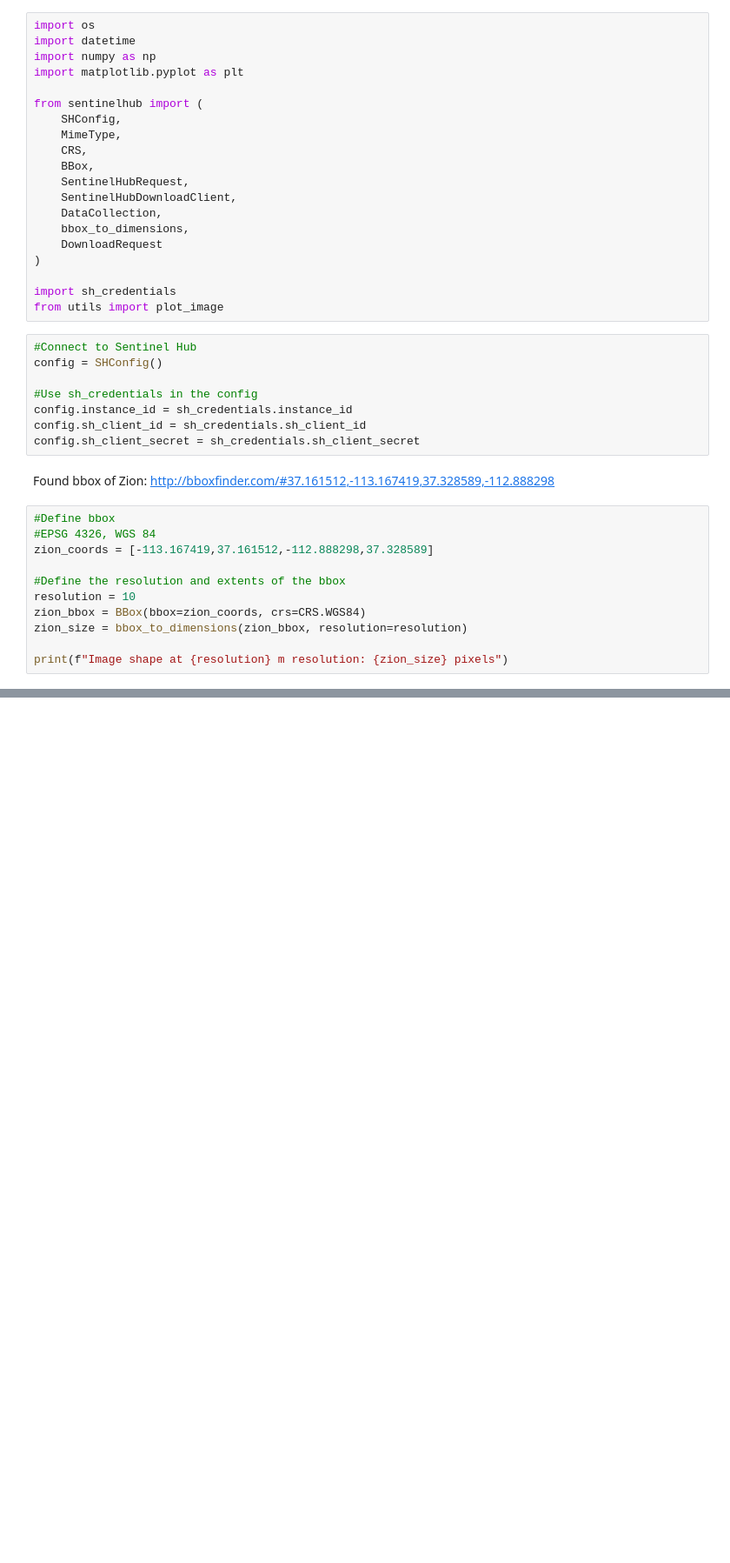
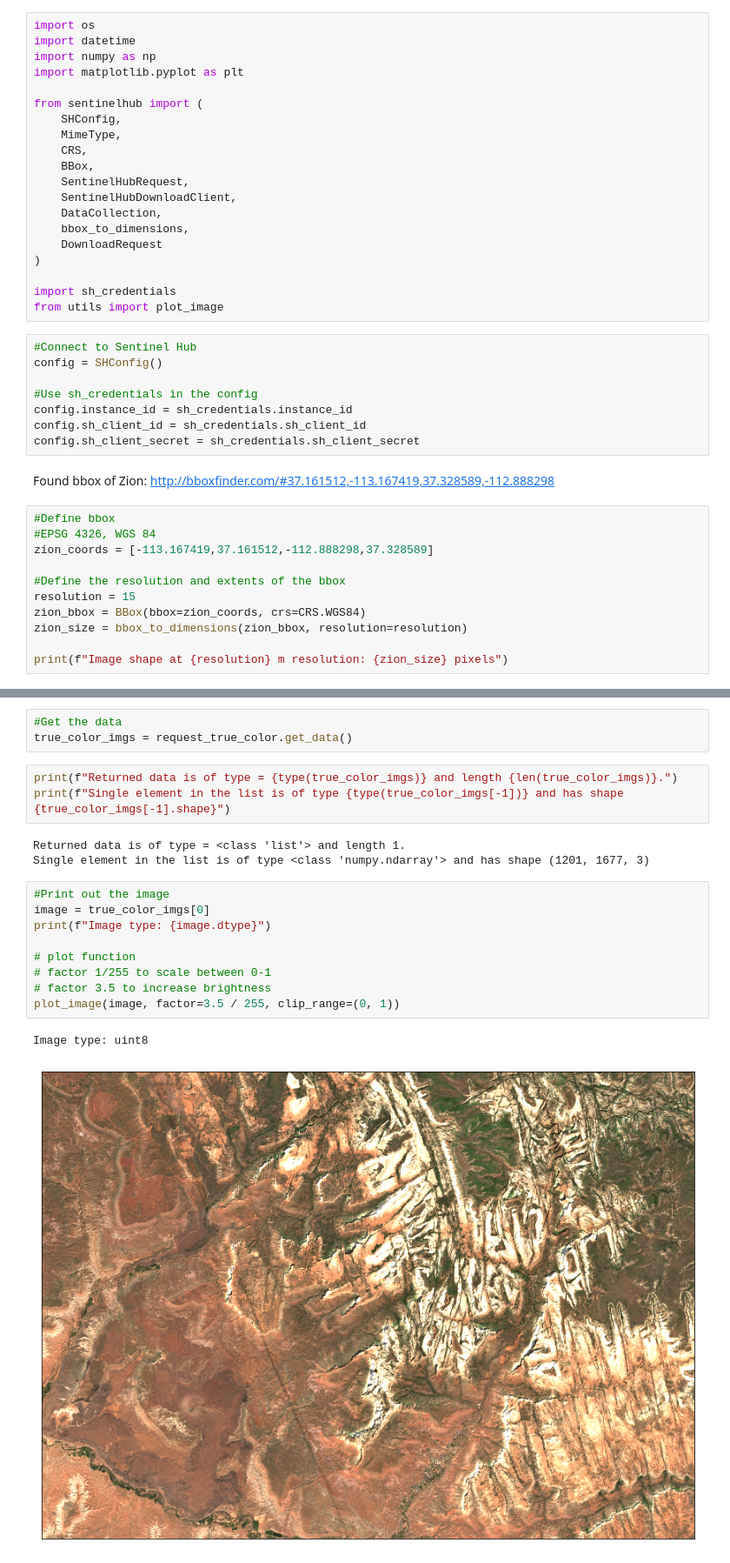
Before and after one commit to billeerds/geospatial-hub, a Jupyter notebook: Code/sentinel-scene.ipynb, the cells around one changed output, grey strips where cells are left out. Shown at 87% size. Saved outputs shown, nothing was run; the diff lists cells and outputs as text; blank space fills up the shorter version.

Commit message:
Collected Zion imagery examples

```diff
--- a/Code/sentinel-scene.ipynb
+++ b/Code/sentinel-scene.ipynb
@@ -35,7 +35,7 @@ http://bboxfinder.com/#37.161512,-113.167419,37.328589,-112.888298
 zion_coords = [-113.167419,37.161512,-112.888298,37.328589]
 
 #Define the resolution and extents of the bbox
-resolution = 10
+resolution = 15
 zion_bbox = BBox(bbox=zion_coords, crs=CRS.WGS84)
 zion_size = bbox_to_dimensions(zion_bbox, resolution=resolution)
 
@@ -44,0 +80,21 @@ Image shape at 10 m resolution: (2516, 1801) pixels
+# %%
+#Get the data
+true_color_imgs = request_true_color.get_data()
+# %%
+print(f"Returned data is of type = {type(true_color_imgs)} and length {len(true_color_imgs)}.")
+print(f"Single element in the list is of type {type(true_color_imgs[-1])} and has shape {true_color_imgs[-1].shape}")
+# %% [output]
+Returned data is of type = <class 'list'> and length 1.
+Single element in the list is of type <class 'numpy.ndarray'> and has shape (1201, 1677, 3)
+# %%
+#Print out the image
+image = true_color_imgs[0]
+print(f"Image type: {image.dtype}")
+
+# plot function
+# factor 1/255 to scale between 0-1
+# factor 3.5 to increase brightness
+plot_image(image, factor=3.5 / 255, clip_range=(0, 1))
+# %% [output]
+Image type: uint8
+[figure, added]
```
Also changed, not shown: parts of 5 cells of this notebook.
